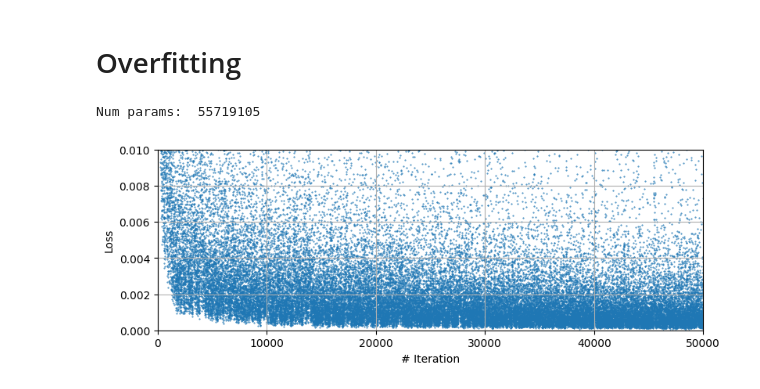
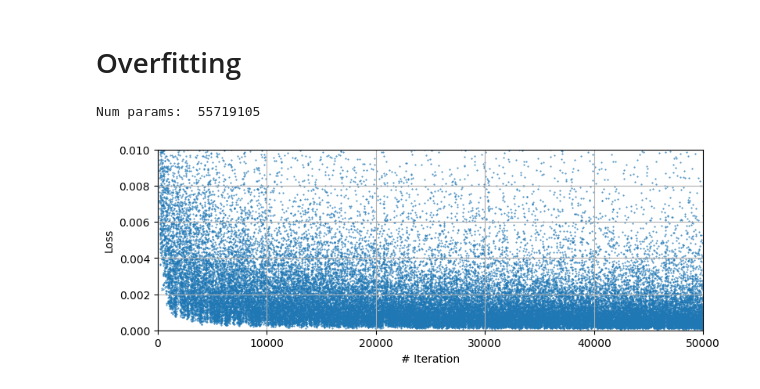
Before and after one commit to SebastianMerino/DL-Attenuation, a Jupyter notebook: sampling_overfit.ipynb, the cells around one changed output. Drawn from its saved outputs; the diff is of its cells as text; code cells hidden in the pictures.

```diff
--- a/sampling_overfit.ipynb
+++ b/sampling_overfit.ipynb
@@ -49,30 +49,30 @@ def create_gaussian_diffusion(
 # %% [markdown]
  # Overfitting
 # %%
-diffusion2 = create_gaussian_diffusion(noise_schedule='cosine')
+diffusion2 = create_gaussian_diffusion(noise_schedule='linear')
 
 from modules.model import UNETv2
 from modules.plotting_utils import *
 
 device = torch.device("cuda:0" if torch.cuda.is_available() else torch.device('cpu'))
-save_dir = Path(r'.\weights_overfit\v2')
+save_dir = Path(r'.\weights_overfit_linear\v2')
 training_epochs = 50000
 model2 = UNETv2(in_channels=80, residual=False, attention_res=[]).to(device)
 model2.load_state_dict(torch.load(save_dir / f"model_{training_epochs}.pth", map_location=device))
 print("Num params: ", sum(p.numel() for p in model2.parameters()))
 
 plt.figure(figsize=(9, 3))
 loss_npy = np.load(save_dir / f"loss_{training_epochs}.npy")
 plt.scatter([x for x in range(len(loss_npy))], loss_npy, s=0.2)
 plt.xlabel('# Iteration')
 plt.ylabel('Loss')
 plt.xlim(0,50000)
 plt.ylim(0, .01)
 plt.grid()
 plt.show()
 # %% [output]
 Num params:  55719105
-[figure, old version]
+[figure, new version]
 # %%
 data_folder = Path(r'C:\Users\smerino.C084288\Documents\Datasets\ACS')
 data2 = CustomDataset(data_folder / 'train_overfit')
```
Also changed, not shown: parts of 4 cells of this notebook, 1 other file.
